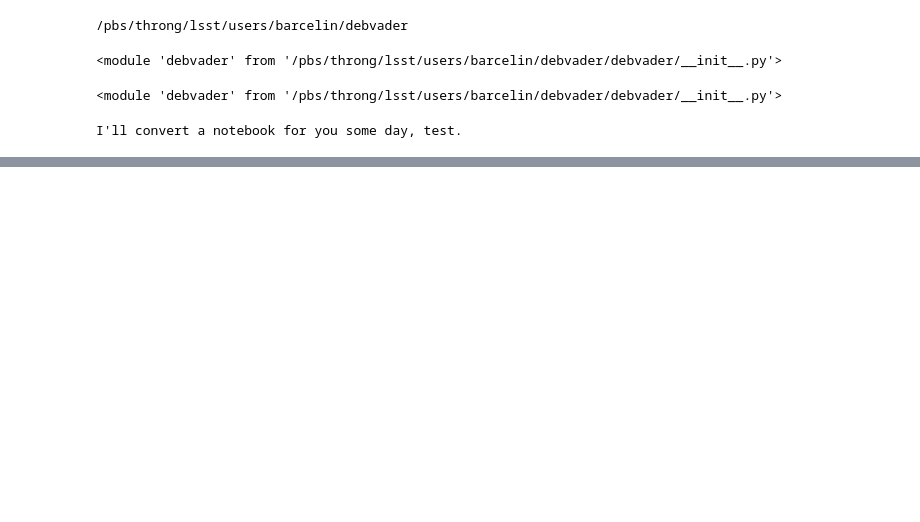
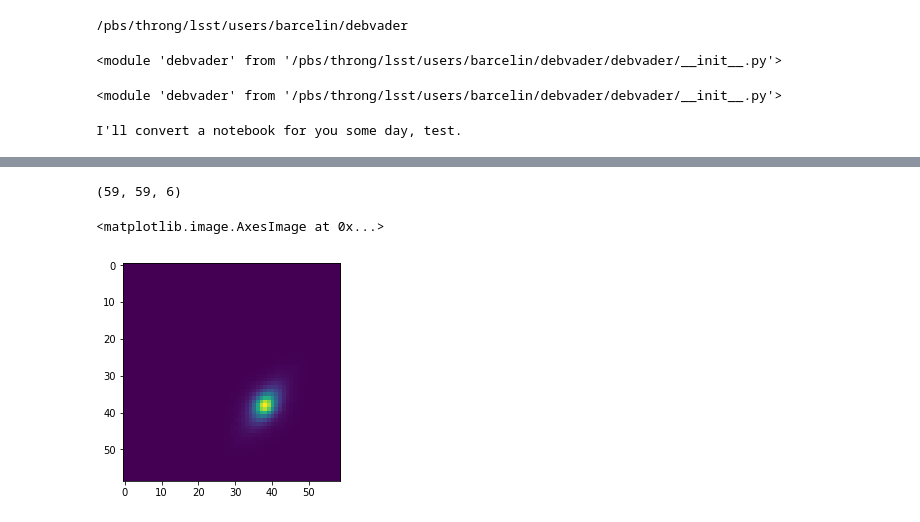
Before and after one commit to astrodeepnet/debvader, a Jupyter notebook: Untitled.ipynb, the cells around one changed output, grey strips where cells are left out. Drawn from its saved outputs; the diff is of its cells as text; code cells hidden in the pictures; blank space fills up the shorter version.

```diff
--- a/Untitled.ipynb
+++ b/Untitled.ipynb
@@ -44,0 +132,3 @@ in cropping
+# %%
+for i in range (10):
+    print(np.min(test_images[0]-np.roll(output[0],(0,i),axis = (0,1))))
@@ -44,0 +146,11 @@ in cropping
+# %%
+test = np.roll(output[0],(i,i),axis = (0,1))
+# %%
+test.shape
+# %% [output]
+(59, 59, 6)
+# %%
+plt.imshow(test[:,:,2])
+# %% [output]
+<matplotlib.image.AxesImage at 0x...>
+[figure, added]
```
Also changed, not shown: parts of 24 cells of this notebook, 2 other files.
